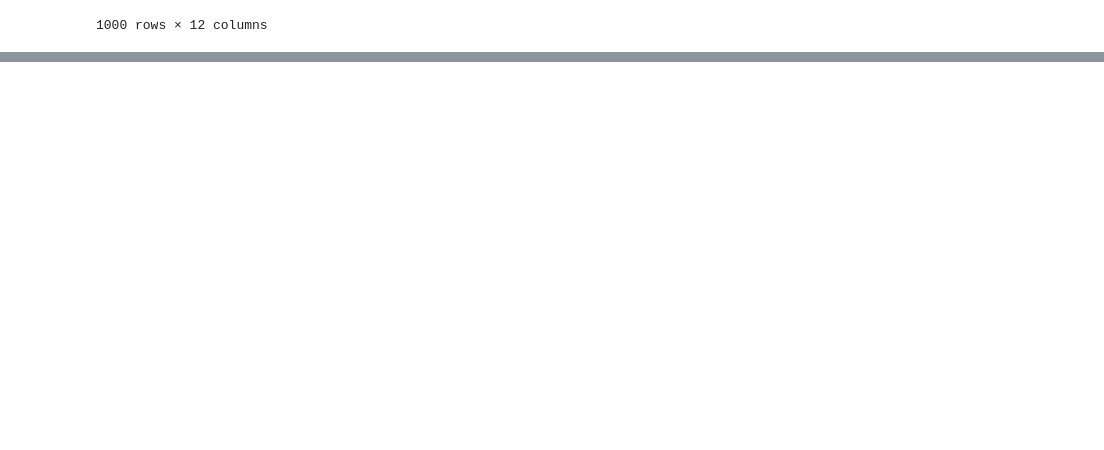
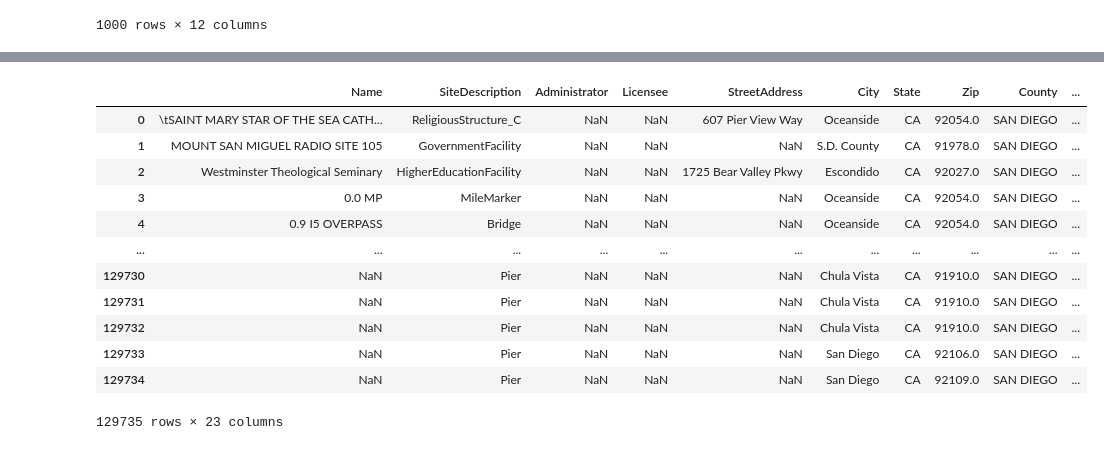
Before and after one commit to josetorre-bueno/MOVE, a Jupyter notebook: merged.ipynb, the cells around one changed output, grey strips where cells are left out. Drawn from its saved outputs; the diff is of its cells as text; code cells hidden in the pictures; blank space fills up the shorter version.

```diff
--- a/merged.ipynb
+++ b/merged.ipynb
@@ -275,0 +310,17 @@ df.to_csv("EIN.csv")
+# %%
+merged=df_2.merge(df, left_on="Name", right_on="name", how="outer")
+merged
+# %% [output]
+|  | Name | SiteDescription | Administrator | Licensee | StreetAddress | City | State | Zip | County | ... |
+| 0 | \tSAINT MARY STAR OF THE SEA CATH... | ReligiousStructure_C | NaN | NaN | 607 Pier View Way | Oceanside | CA | 92054.0 | SAN DIEGO | ... |
+| 1 | MOUNT SAN MIGUEL RADIO SITE 105 | GovernmentFacility | NaN | NaN | NaN | S.D. County | CA | 91978.0 | SAN DIEGO | ... |
+| 2 | Westminster Theological Seminary | HigherEducationFacility | NaN | NaN | 1725 Bear Valley Pkwy | Escondido | CA | 92027.0 | SAN DIEGO | ... |
+| 3 | 0.0 MP | MileMarker | NaN | NaN | NaN | Oceanside | CA | 92054.0 | SAN DIEGO | ... |
+| 4 | 0.9 I5 OVERPASS | Bridge | NaN | NaN | NaN | Oceanside | CA | 92054.0 | SAN DIEGO | ... |
+| ... | ... | ... | ... | ... | ... | ... | ... | ... | ... | ... |
+| 129730 | NaN | Pier | NaN | NaN | NaN | Chula Vista | CA | 91910.0 | SAN DIEGO | ... |
+| 129731 | NaN | Pier | NaN | NaN | NaN | Chula Vista | CA | 91910.0 | SAN DIEGO | ... |
+| 129732 | NaN | Pier | NaN | NaN | NaN | Chula Vista | CA | 91910.0 | SAN DIEGO | ... |
+| 129733 | NaN | Pier | NaN | NaN | NaN | San Diego | CA | 92106.0 | SAN DIEGO | ... |
+| 129734 | NaN | Pier | NaN | NaN | NaN | San Diego | CA | 92109.0 | SAN DIEGO | ... |
+129735 rows × 23 columns
```
Also changed, not shown: parts of 4 cells of this notebook, 1 other file.
